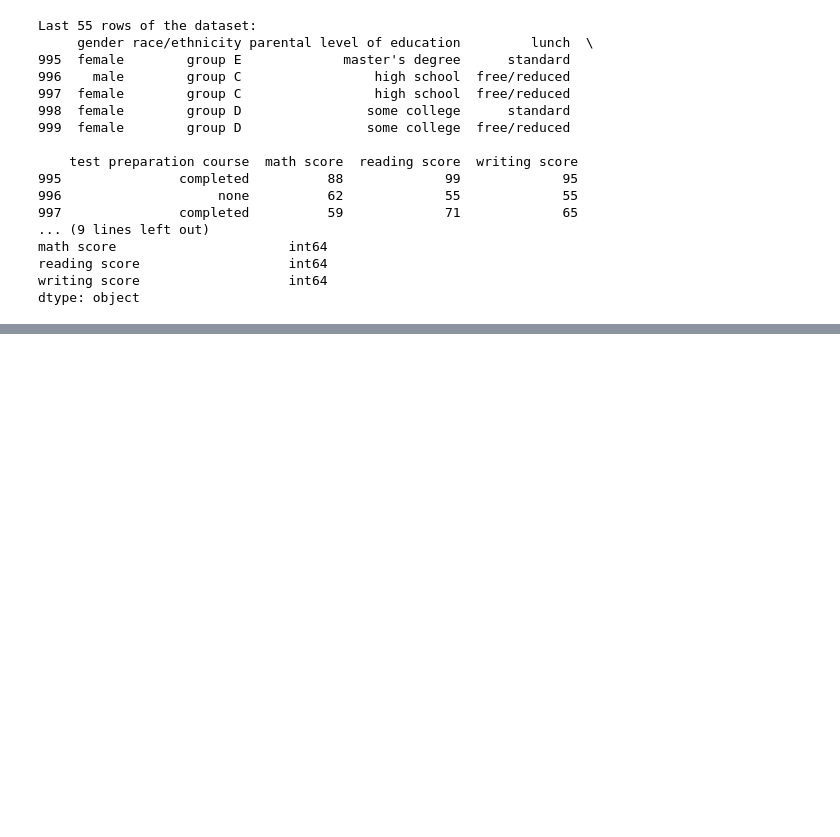
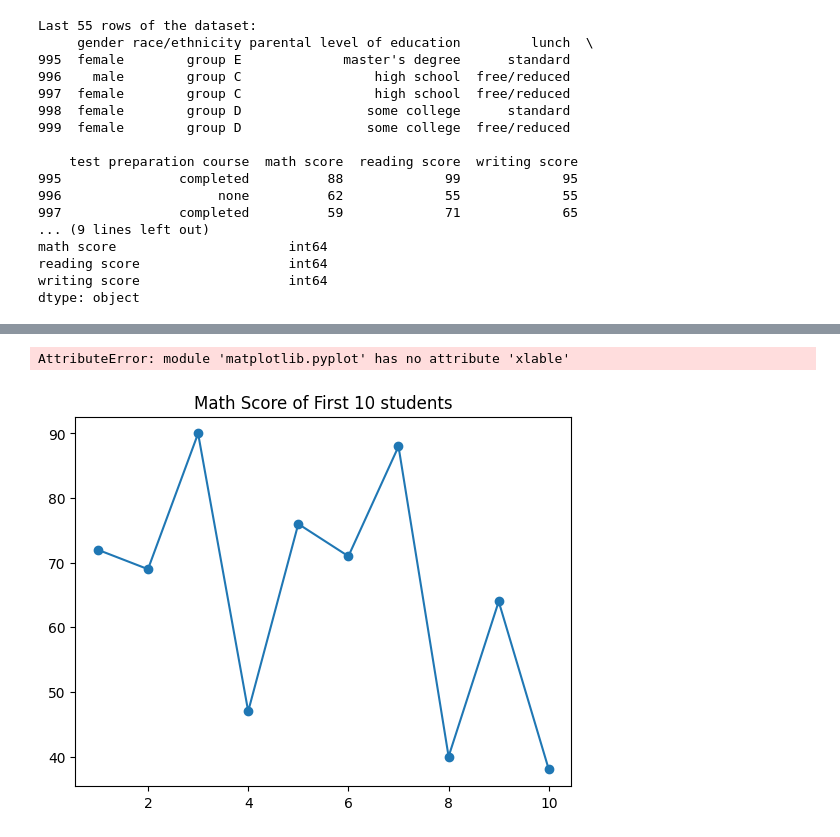
Before and after one commit to Nakib-Nasrullah/Research-Skill, a Jupyter notebook: 6_Matplotlib_and_Seaborn.ipynb, the cells around one changed output, grey strips where cells are left out. Saved outputs shown, nothing was run; the diff lists cells and outputs as text; code cells hidden in the pictures; blank space fills up the shorter version.

```diff
--- a/6_Matplotlib_and_Seaborn.ipynb
+++ b/6_Matplotlib_and_Seaborn.ipynb
@@ -132,0 +133,15 @@ plt.show() # Show plot
+# %%
+# First 10 math scores
+scores = students['math score'].head(10)
+
+# Create x-axis as 1 to 10
+x = range(1, 11)  # or list(range(1, 11))
+
+plt.plot(x, scores, marker='o')
+plt.title("Math Score of First 10 students")
+plt.xlable("Student Number")
+plt.ylable("Math score")
+plt.show()
+# %% [output]
+AttributeError: module 'matplotlib.pyplot' has no attribute 'xlable'
+[figure, added]
```
Also changed, not shown: parts of 1 cell of this notebook.
